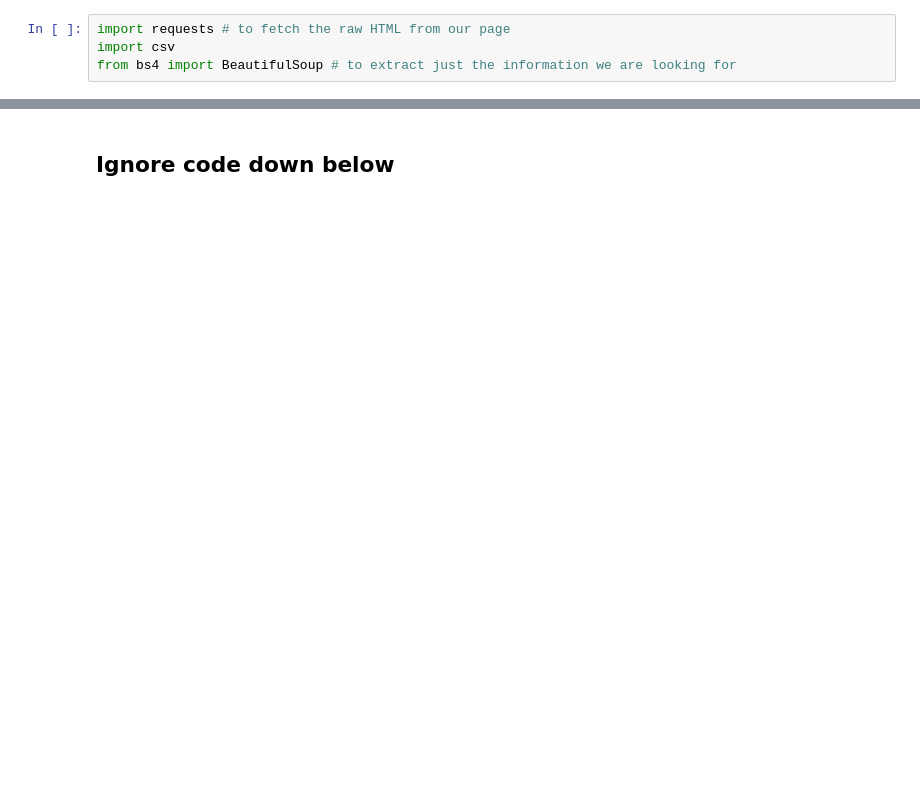
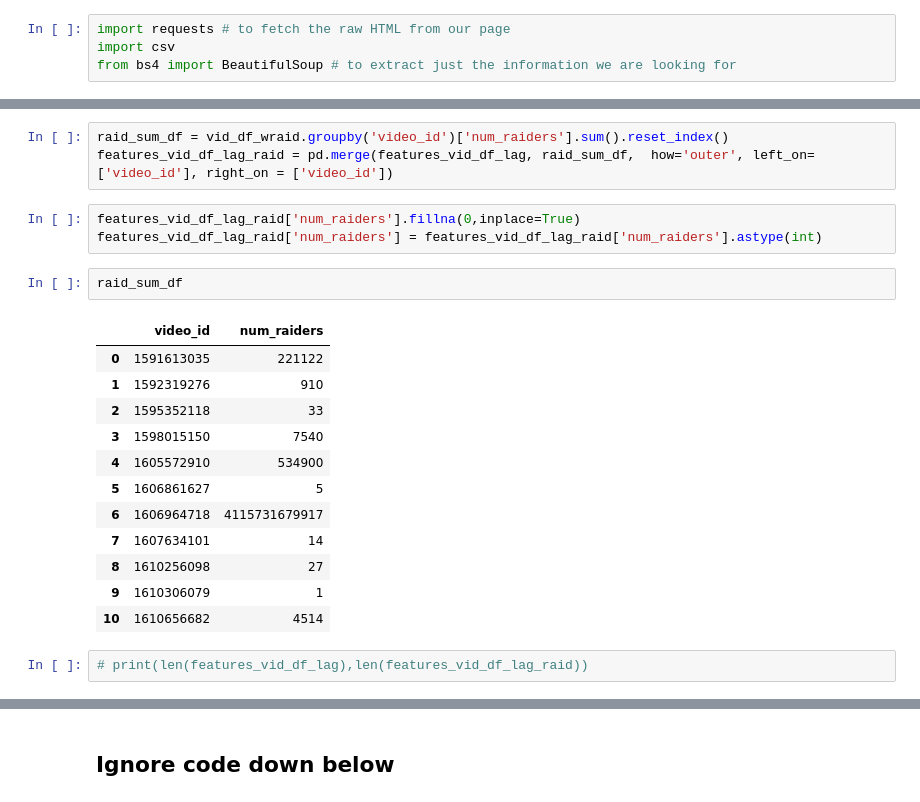
Before and after one commit to pearl-yu/twitch_project, a Jupyter notebook: raid_data_exploration.ipynb, the cells around one changed output, grey strips where cells are left out. Saved outputs shown, nothing was run; the diff lists cells and outputs as text; blank space fills up the shorter version.

```diff
--- a/raid_data_exploration.ipynb
+++ b/raid_data_exploration.ipynb
@@ -142,0 +229,23 @@ Now we're gonna pre-process these raid data.
+# %%
+raid_sum_df = vid_df_wraid.groupby('video_id')['num_raiders'].sum().reset_index()
+features_vid_df_lag_raid = pd.merge(features_vid_df_lag, raid_sum_df,  how='outer', left_on=['video_id'], right_on = ['video_id'])
+# %%
+features_vid_df_lag_raid['num_raiders'].fillna(0,inplace=True)
+features_vid_df_lag_raid['num_raiders'] = features_vid_df_lag_raid['num_raiders'].astype(int)
+# %%
+raid_sum_df
+# %% [output]
+|  | video_id | num_raiders |
+| 0 | 1591613035 | 221122 |
+| 1 | 1592319276 | 910 |
+| 2 | 1595352118 | 33 |
+| 3 | 1598015150 | 7540 |
+| 4 | 1605572910 | 534900 |
+| 5 | 1606861627 | 5 |
+| 6 | 1606964718 | 4115731679917 |
+| 7 | 1607634101 | 14 |
+| 8 | 1610256098 | 27 |
+| 9 | 1610306079 | 1 |
+| 10 | 1610656682 | 4514 |
+# %%
+# print(len(features_vid_df_lag),len(features_vid_df_lag_raid))
```
Also changed, not shown: parts of 35 cells of this notebook.
